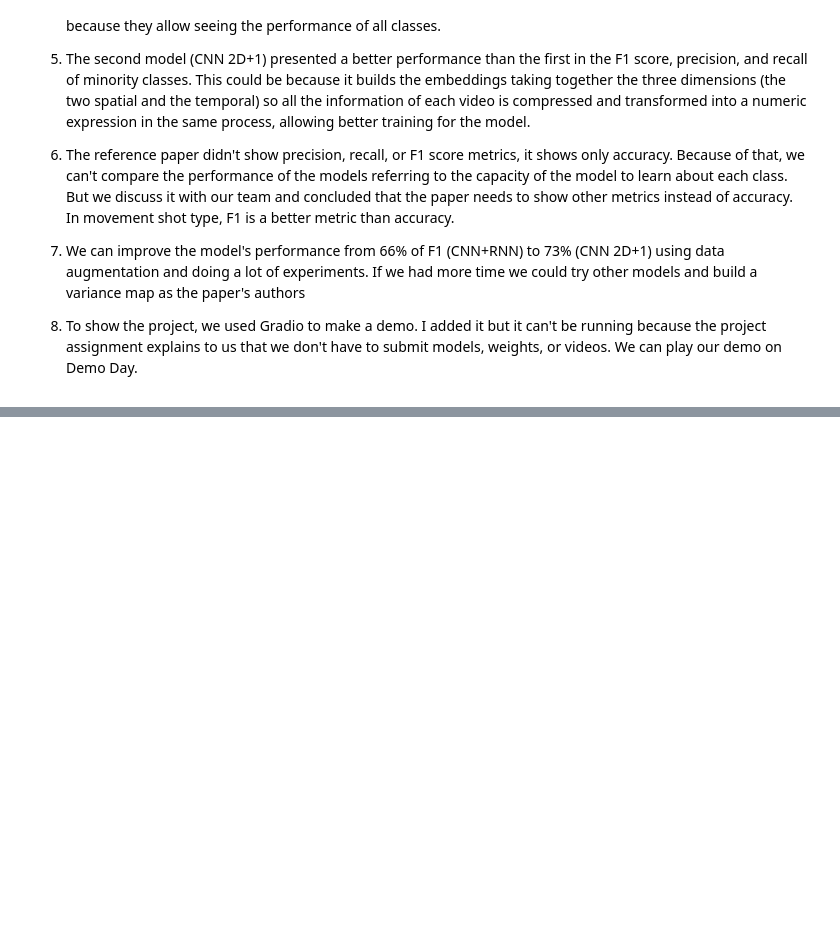
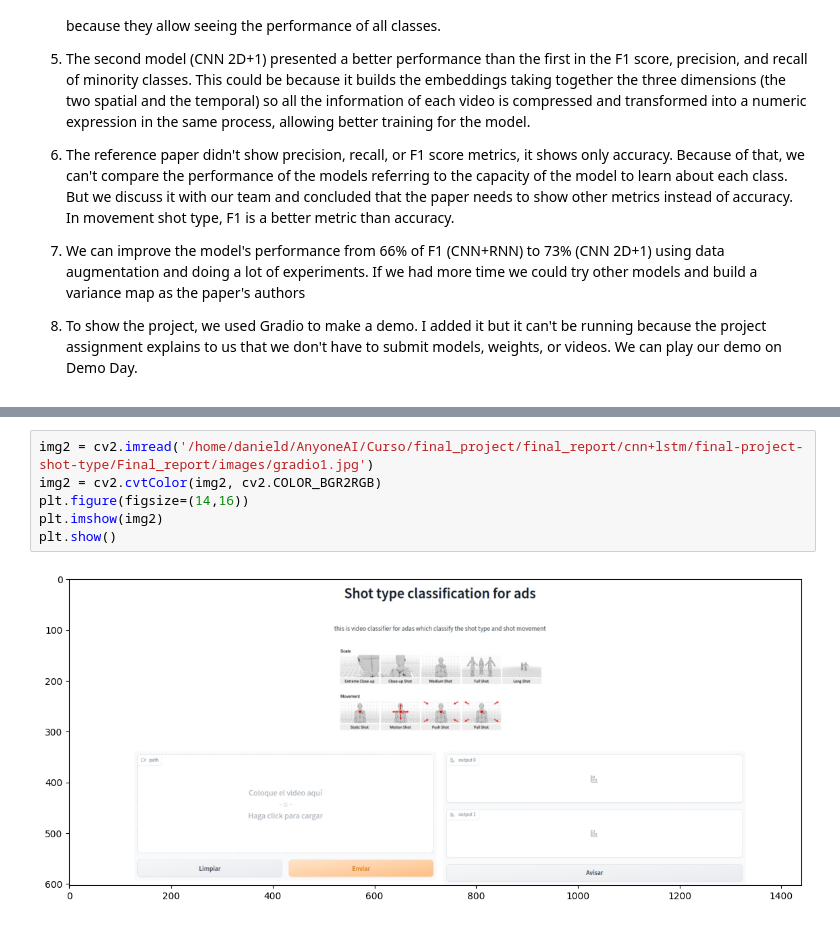
Before and after one commit to DaDeCar/Shot-type-for-Ads-DD, a Jupyter notebook: Final_report/Final_Report.ipynb, the cells around one changed output, grey strips where cells are left out. Drawn from its saved outputs; the diff is of its cells as text; blank space fills up the shorter version.

```diff
--- a/Final_report/Final_Report.ipynb
+++ b/Final_report/Final_Report.ipynb
@@ -363,0 +379,8 @@ plt.show()
+# %%
+img2 = cv2.imread('/home/danield/AnyoneAI/Curso/final_project/final_report/cnn+lstm/final-project-shot-type/Final_report/images/gradio1.jpg')
+img2 = cv2.cvtColor(img2, cv2.COLOR_BGR2RGB)
+plt.figure(figsize=(14,16))
+plt.imshow(img2)
+plt.show()
+# %% [output]
+[figure, added]
```
Also changed, not shown: parts of 4 cells of this notebook, 16 other files.
